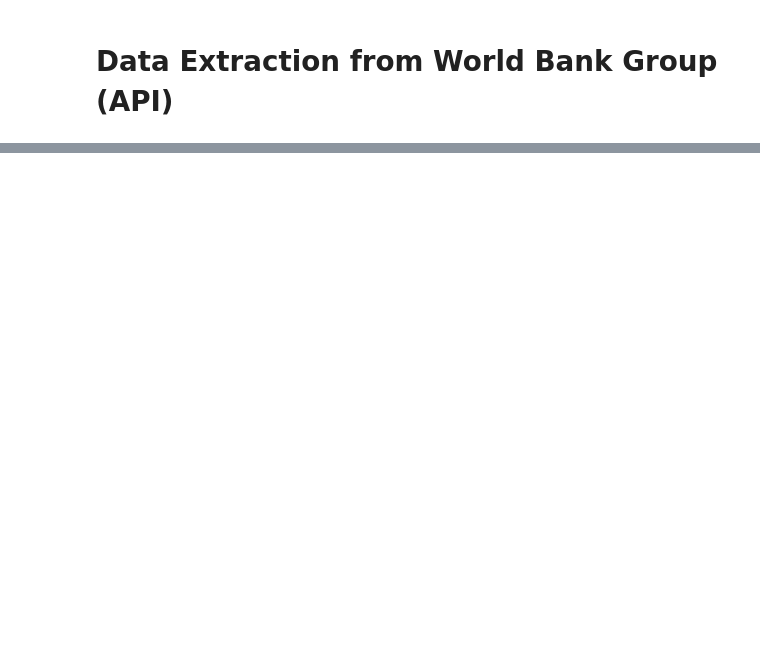
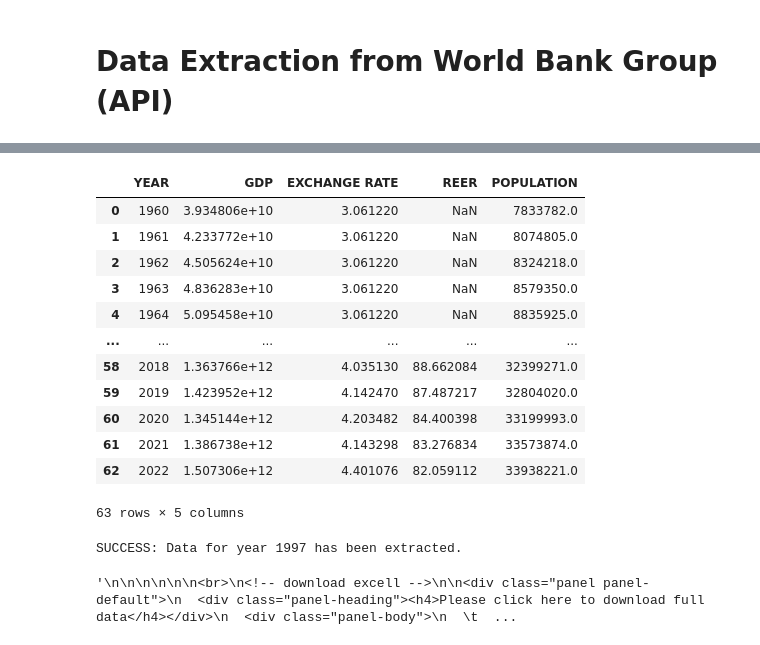
Before and after one commit to jhwong97/wqd7002-forecasting-export-project, a Jupyter notebook: data-extraction-concept.ipynb, the cells around one changed output, grey strips where cells are left out. Saved outputs shown, nothing was run; the diff lists cells and outputs as text; code cells hidden in the pictures; blank space fills up the shorter version.

```diff
--- a/data-extraction-concept.ipynb
+++ b/data-extraction-concept.ipynb
@@ -276,0 +293,20 @@ merged_df.to_csv('.\wbg-data-malaysia.csv', index=False)
+# %%
+raw_data = wb.data.DataFrame(['NY.GDP.MKTP.KN', 'SP.POP.TOTL', 'PA.NUS.FCRF', 'PX.REX.REER'], 'MYS', timeColumns=True, numericTimeKeys=True).transpose().reset_index()
+# %%
+col_names = ['YEAR', 'GDP', 'EXCHANGE RATE', 'REER', 'POPULATION']
+raw_data.columns = col_names
+raw_data
+# %% [output]
+|  | YEAR | GDP | EXCHANGE RATE | REER | POPULATION |
+| 0 | 1960 | 3.934806e+10 | 3.061220 | NaN | 7833782.0 |
+| 1 | 1961 | 4.233772e+10 | 3.061220 | NaN | 8074805.0 |
+| 2 | 1962 | 4.505624e+10 | 3.061220 | NaN | 8324218.0 |
+| 3 | 1963 | 4.836283e+10 | 3.061220 | NaN | 8579350.0 |
+| 4 | 1964 | 5.095458e+10 | 3.061220 | NaN | 8835925.0 |
+| ... | ... | ... | ... | ... | ... |
+| 58 | 2018 | 1.363766e+12 | 4.035130 | 88.662084 | 32399271.0 |
+| 59 | 2019 | 1.423952e+12 | 4.142470 | 87.487217 | 32804020.0 |
+| 60 | 2020 | 1.345144e+12 | 4.203482 | 84.400398 | 33199993.0 |
+| 61 | 2021 | 1.386738e+12 | 4.143298 | 83.276834 | 33573874.0 |
+| 62 | 2022 | 1.507306e+12 | 4.401076 | 82.059112 | 33938221.0 |
+63 rows × 5 columns
@@ -276,0 +381,5 @@ merged_df.to_csv('.\wbg-data-malaysia.csv', index=False)
+# %%
+export_extract(url, 1997, 1997, 2)
+# %% [output]
+SUCCESS: Data for year 1997 has been extracted.
+'\n\n\n\n\n\n<br>\n<!-- download excell -->\n\n<div class="panel panel-default">\n  <div class="panel-heading"><h4>Please click here to download full data</h4></div>\n  <div class="panel-body">\n  \t  ...
```
Also changed, not shown: parts of 14 cells of this notebook, 1 other file.
